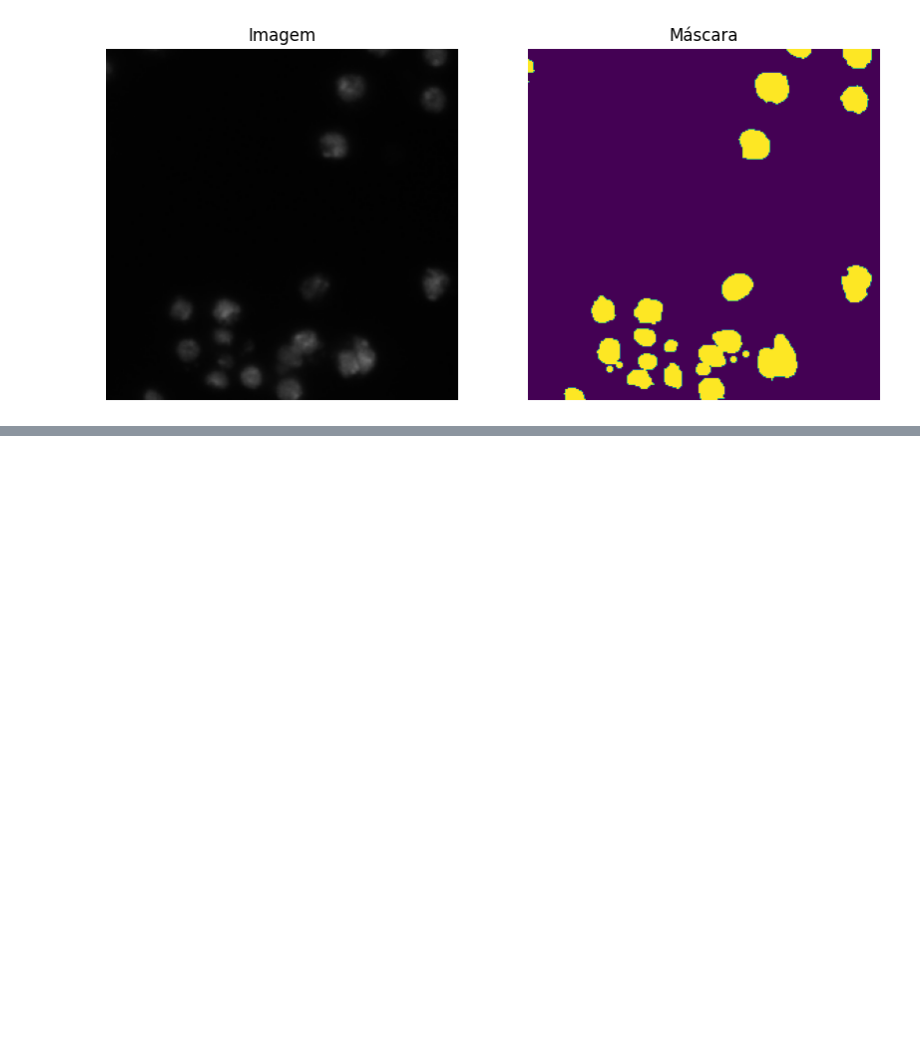
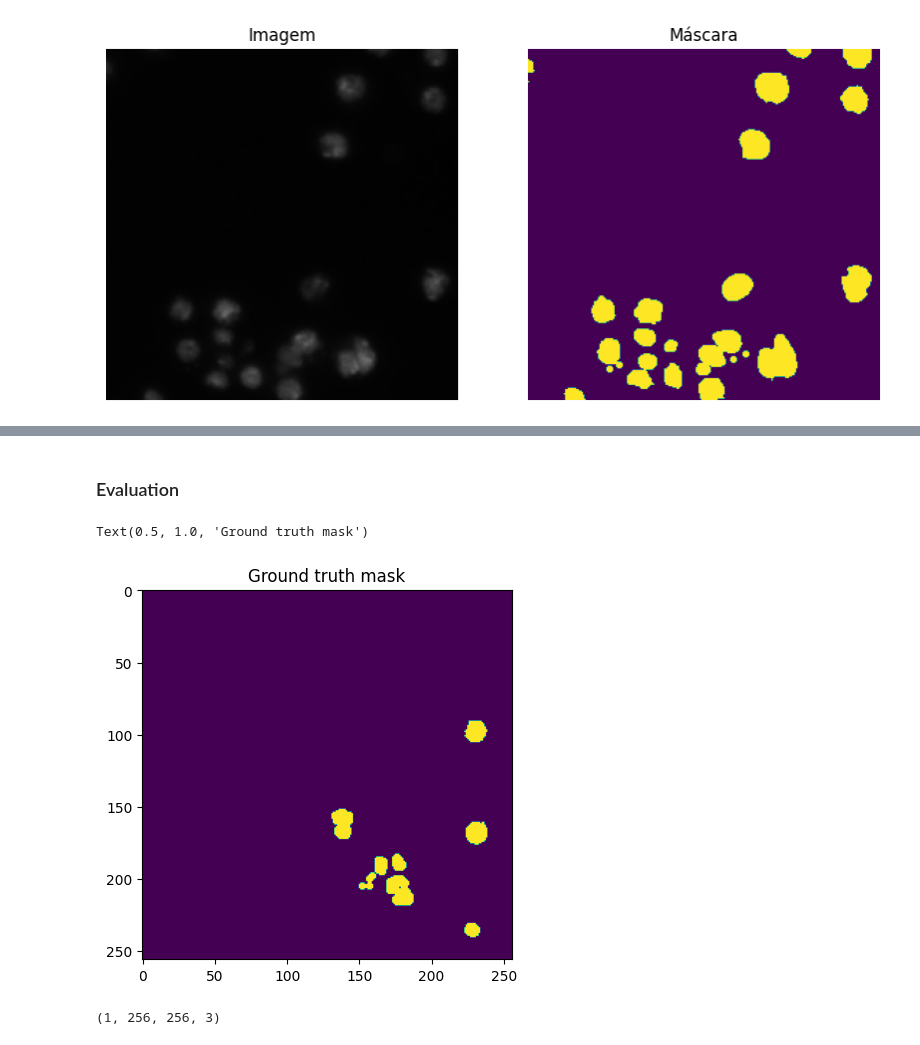
Before and after one commit to viniciusslvdor/bowl-2018, a Jupyter notebook: notebooks/microscope-segmentation.ipynb, the cells around one changed output, grey strips where cells are left out. Cells and saved outputs as stored; diff of their text form; code cells hidden in the pictures; blank space fills up the shorter version.

```diff
--- a/notebooks/microscope-segmentation.ipynb
+++ b/notebooks/microscope-segmentation.ipynb
@@ -92,3 +114,7 @@ plt.title('Máscara')
 # %% [output]
 Text(0.5, 1.0, 'Máscara')
 [figure]
+# %%
+X_train, X_val, y_train, y_val = train_test_split(dataset_img, dataset_mask, test_size=0.10, random_state=RANDOM_SEED)
+
+X_train.shape, X_val.shape
@@ -94,0 +335,11 @@ Text(0.5, 1.0, 'Máscara')
+# %% [markdown]
+### Evaluation
+# %%
+id_img_test = 0
+img_test = X_val[id_img_test]
+ground_truth = y_val[id_img_test]
+plt.imshow(np.squeeze(ground_truth))
+plt.title('Ground truth mask')
+# %% [output]
+Text(0.5, 1.0, 'Ground truth mask')
+[figure, added]
@@ -94,0 +348,5 @@ Text(0.5, 1.0, 'Máscara')
+# %%
+test_img_input = np.expand_dims(img_test, 0)
+test_img_input.shape
+# %% [output]
+(1, 256, 256, 3)
```
Also changed, not shown: parts of 33 cells of this notebook, 2 other files.
